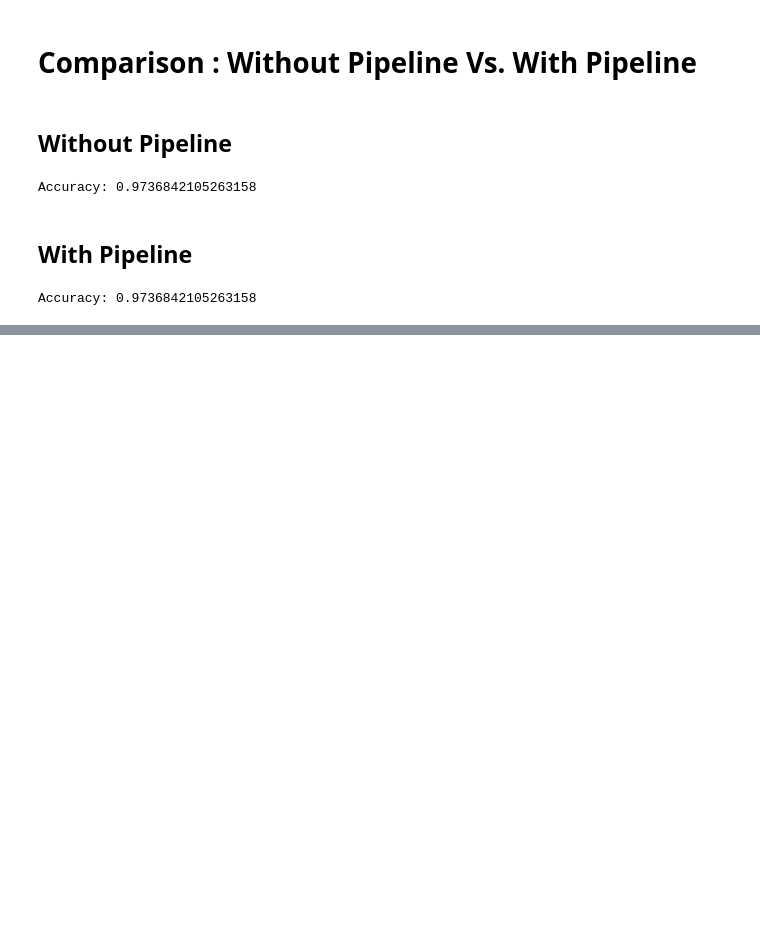
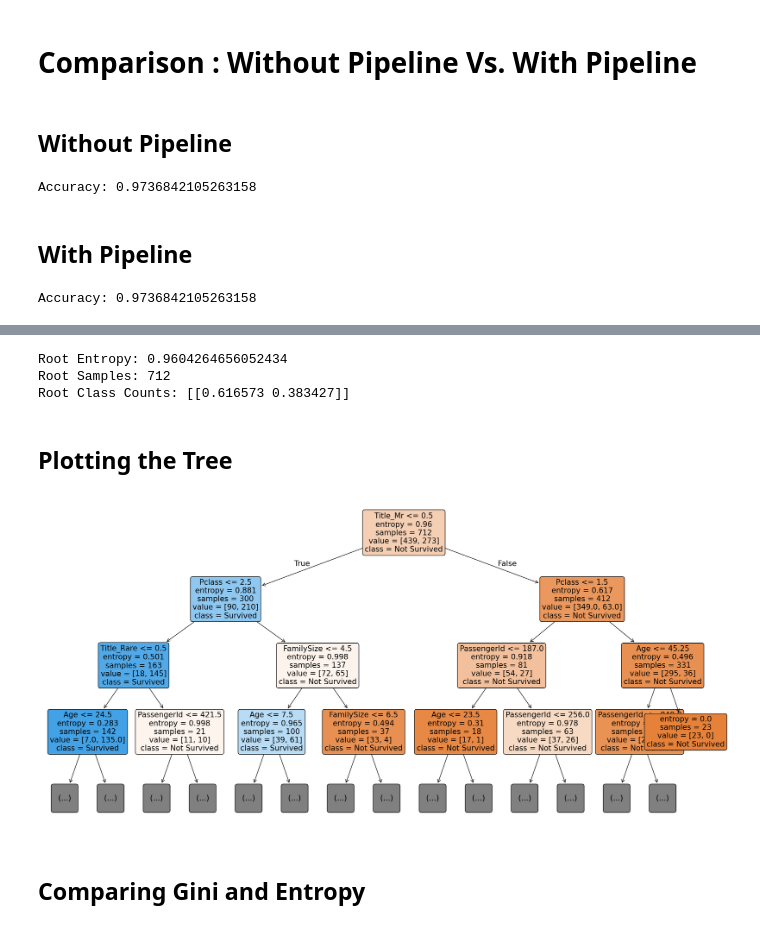
Before and after one commit to Zarif-451/Machine-Learning, a Jupyter notebook: Scikit-Learn/Scikit-Learn (Supervised ML)/classification.ipynb, the cells around one changed output, grey strips where cells are left out. Drawn from its saved outputs; the diff is of its cells as text; code cells hidden in the pictures; blank space fills up the shorter version.

```diff
--- a/Scikit-Learn/Scikit-Learn (Supervised ML)/classification.ipynb
+++ b/Scikit-Learn/Scikit-Learn (Supervised ML)/classification.ipynb
@@ -3316,0 +4421,41 @@ Accuracy: 0.9736842105263158
+# %%
+from sklearn.tree import DecisionTreeClassifier
+
+dt_entropy = DecisionTreeClassifier(
+    criterion="entropy",
+    random_state=42
+)
+
+dt_entropy.fit(X_train, y_train)
+
+tree = dt_entropy.tree_
+
+root_entropy = tree.impurity[0]
+
+print("Root Entropy:", root_entropy)
+print("Root Samples:", tree.n_node_samples[0])
+print("Root Class Counts:", tree.value[0])
+# %% [output]
+Root Entropy: 0.9604264656052434
+Root Samples: 712
+Root Class Counts: [[0.616573 0.383427]]
+# %% [markdown]
+## Plotting the Tree
+# %%
+plt.figure(figsize=(24,12))
+
+plot_tree(
+    dt_entropy,
+    feature_names=X.columns,
+    class_names=["Not Survived", "Survived"],
+    filled=True,
+    rounded=True,
+    max_depth=3,
+    fontsize=15
+)
+
+plt.show()
+# %% [output]
+[figure, added]
+# %% [markdown]
+## Comparing Gini and Entropy
```
Also changed, not shown: parts of 11 cells of this notebook.
